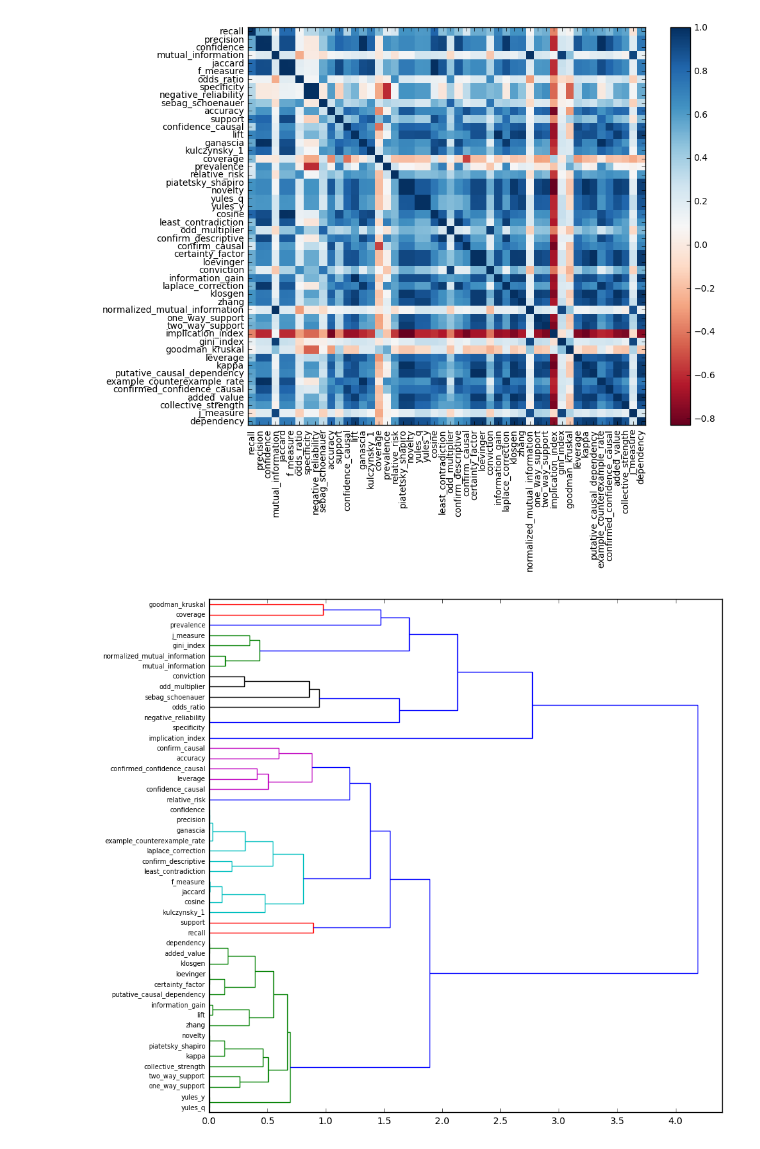
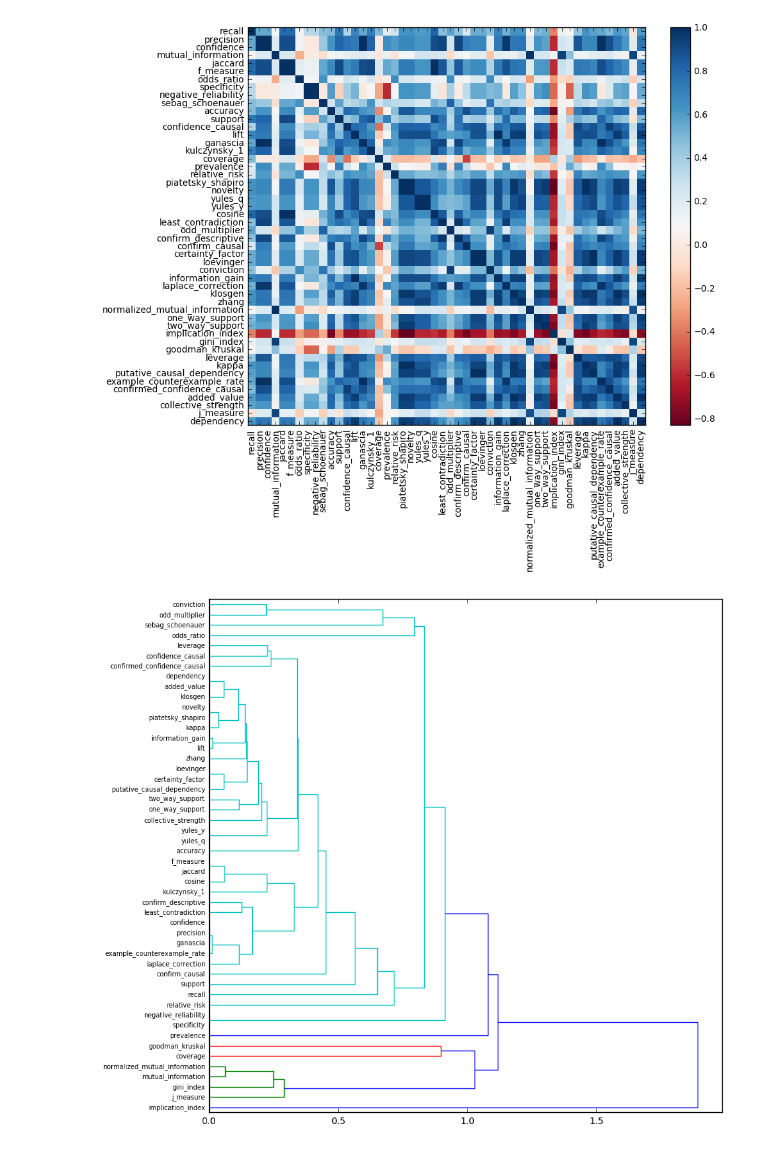
Before and after one commit to Nk173/arm_sourcecode, a Jupyter notebook: notebooks/Workbook - Dense+Sparse-SingleLinkage.ipynb, the cells around one changed output. Saved outputs shown, nothing was run; the diff lists cells and outputs as text; code cells hidden in the pictures.

```diff
--- a/Workbook - Dense+Sparse.ipynb
+++ b/notebooks/Workbook - Dense+Sparse-SingleLinkage.ipynb
@@ -10,10 +10,10 @@ measures_dict = ranks_matrix.measures_dict;
 # %%
 # np.max(ranks_matrix.distance_uppertriangle)
 # %%
-ranks_matrix.visualize()
+ranks_matrix.visualize(linkage_method='single')
 # %% [output]
 [figure]
-[figure, old version]
+[figure, new version]
 # %%
 def find_redundant(measures_arr, ranks_matrix):
 #     print(len(measures_arr))
```
Also changed, not shown: parts of 13 cells of this notebook, 27 other files.
